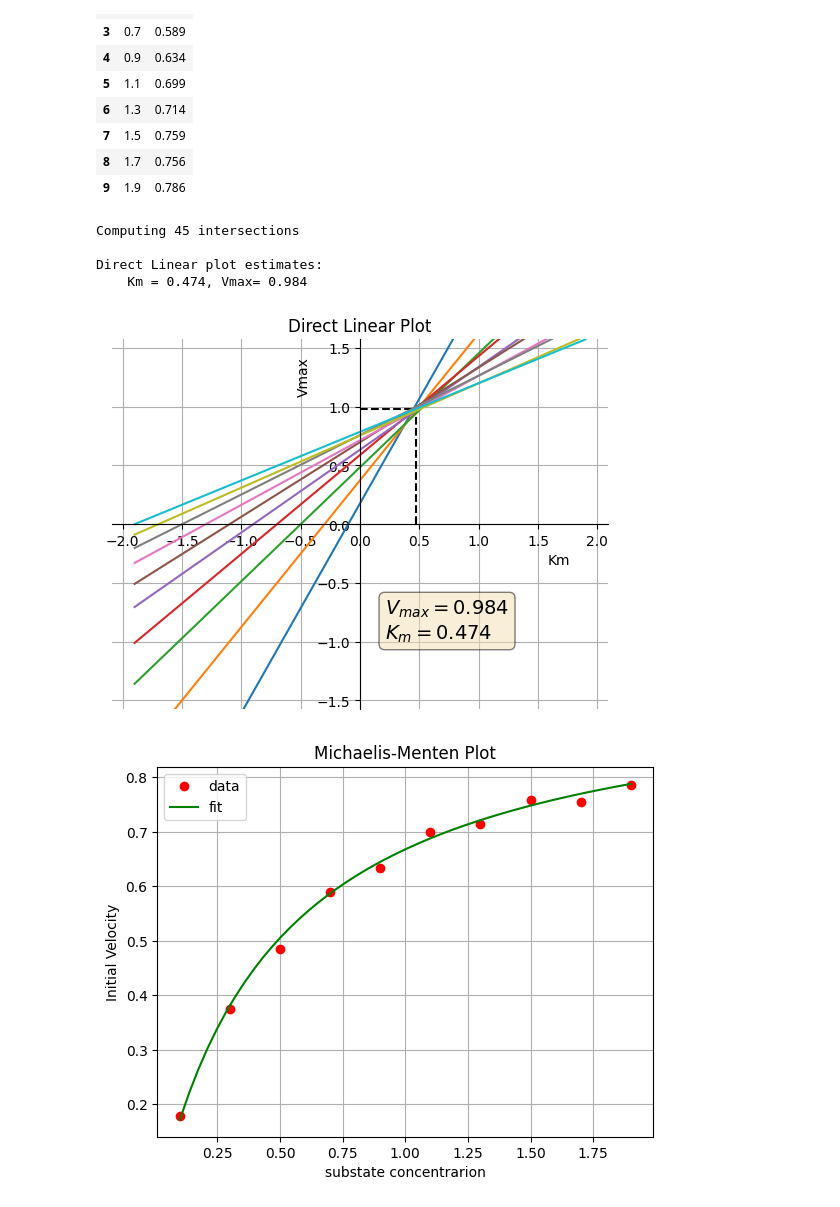
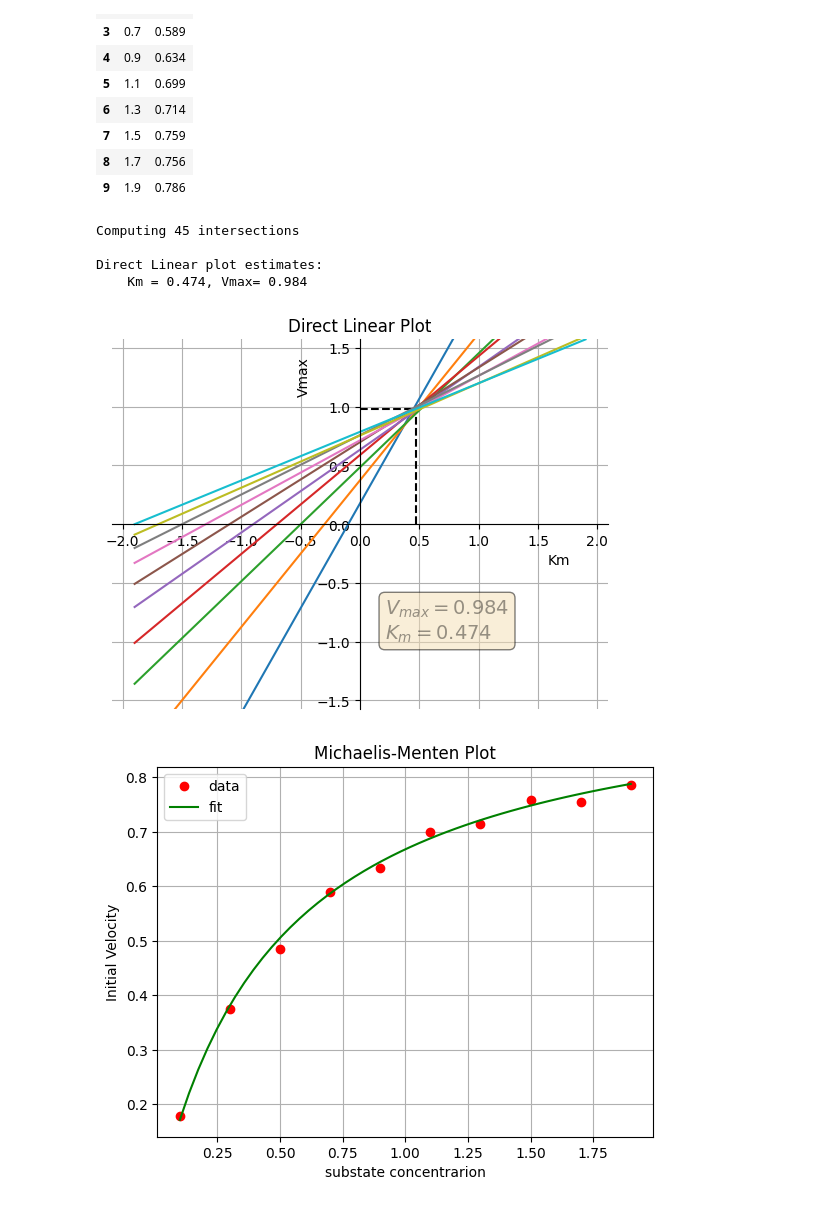
Before and after one commit to pjmartel/teaching, a Jupyter notebook: enzymology/ECB_plot_pt.ipynb, the cells around one changed output. Drawn from its saved outputs; the diff is of its cells as text; code cells hidden in the pictures.

```diff
--- a/enzymology/ECB_plot_pt.ipynb
+++ b/enzymology/ECB_plot_pt.ipynb
@@ -184,39 +184,36 @@ ax.set_ylabel("Vmax",y=0.9)
 # import matplotlib.ticker as ticker
 # func = lambda x, pos: "" if np.isclose(x,0) else x
 # ax.xaxis.set_major_formatter(ticker.FuncFormatter(func))
 # ax.yaxis.set_major_formatter(ticker.FuncFormatter(func))
 
 # Compute estimates
 ECB_Km = np.median(int_Km)
 ECB_Vmax = np.median(int_Vmax)
 
 # draw dashed lines on the medians
 ax.vlines(ECB_Km,0,ECB_Vmax,linestyles='dashed')
 ax.hlines(ECB_Vmax,0,ECB_Km, linestyles='dashed')
 
 # Place a box with the estimates
 textstr = '\n'.join((
     r'$V_{max}=%.3g$' % (ECB_Vmax, ),
     r'$K_m=%.3g$' % (ECB_Km, )))
     #r'$\sigma=%.2f$' % (sigma, ))))
-
-# these are matplotlib.patch.Patch properties
+# place a text box in lower left in axes coords
 props = dict(boxstyle='round', facecolor='wheat', alpha=0.5)
-
-# place a text box in upper left in axes coords
 ax.text(0.55, 0.30, textstr, transform=ax.transAxes, fontsize=14,
-        verticalalignment='top', bbox=props)
+        verticalalignment='top', bbox=props,alpha=0.4)
 
 print("Direct Linear plot estimates:")
 print("    Km = {:5.3g}, Vmax= {:5.3g}".format(ECB_Km, ECB_Vmax))
 print()
 print()
 # %% [output]
 Computing 45 intersections
 
 Direct Linear plot estimates:
     Km = 0.474, Vmax= 0.984
-[figure, old version]
+[figure, new version]
 # %%
 #@title Carregue em "Play" para visualizar o gráfico de v *versus* [A]
 ax = plt.gca()
```
Also changed, not shown: 3 other files.
